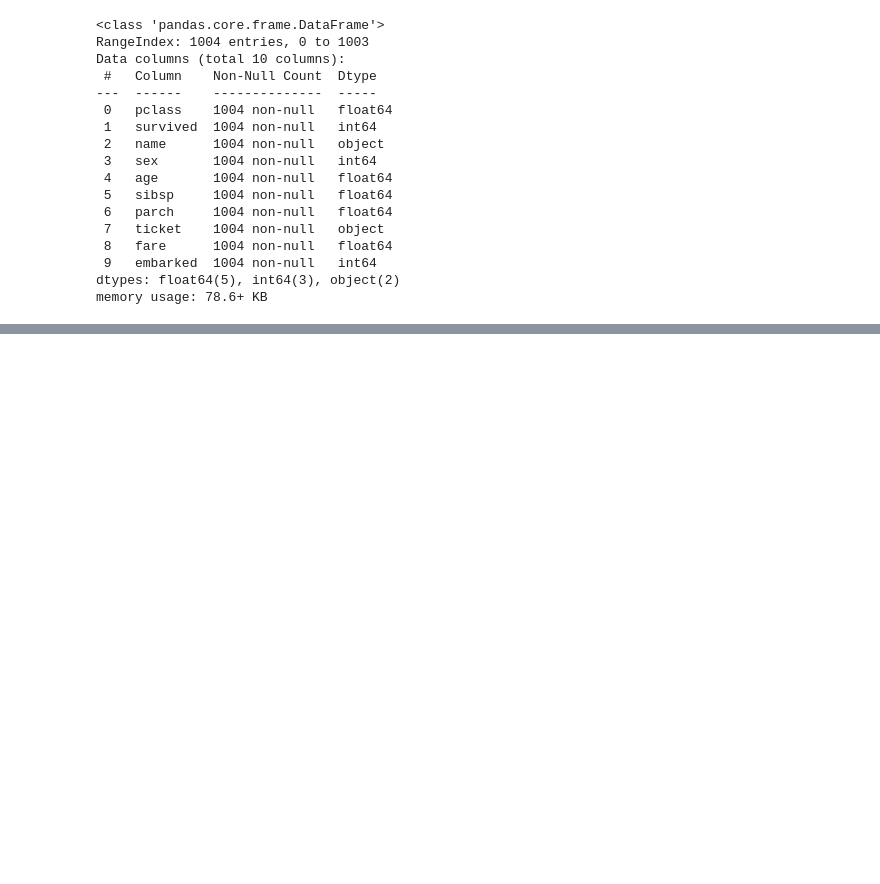
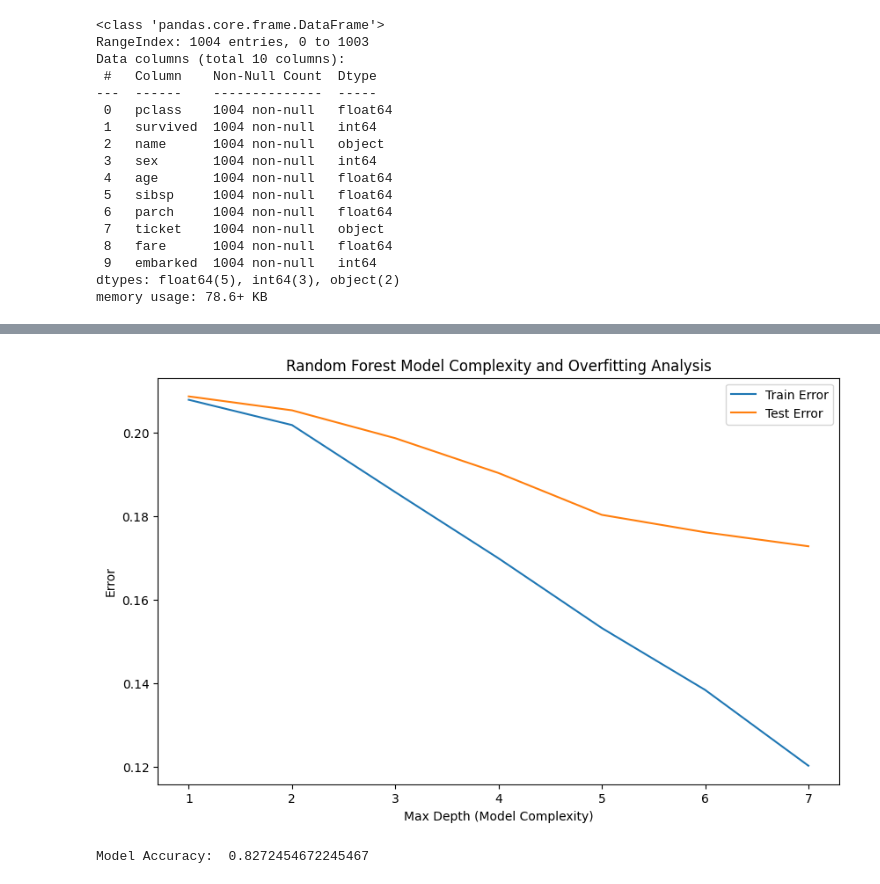
Before and after one commit to yunuxemre/Data-Mining-Example, a Jupyter notebook: TitanikVeriAnaliziV2.ipynb, the cells around one changed output, grey strips where cells are left out. Drawn from its saved outputs; the diff is of its cells as text; code cells hidden in the pictures; blank space fills up the shorter version.

```diff
--- a/TitanikVeriAnaliziV2.ipynb
+++ b/TitanikVeriAnaliziV2.ipynb
@@ -575,10 +561,0 @@ print(X.shape)
-# %%
-#Split data into 80% training and 20% testing
-from sklearn.model_selection import train_test_split
-X_train, X_test, Y_train, Y_test = train_test_split(X, Y, test_size = 0.2, random_state = 0)
-# %%
-#Scaling
-from sklearn.preprocessing import StandardScaler
-sc = StandardScaler()
-X_train = sc.fit_transform(X_train)
-X_test = sc.transform(X_test)
@@ -643,0 +562,65 @@ print(eval/len(X_unsupervised)*100)
+# %%
+import numpy as np
+import matplotlib.pyplot as plt
+from sklearn.model_selection import KFold
+from sklearn.ensemble import RandomForestClassifier
+from sklearn.metrics import accuracy_score
+from imblearn.over_sampling import SMOTE
+
+# Gerekli sütunları seçelim
+X = titanic.drop(['survived', 'name', 'ticket', 'embarked'], axis=1).values
+Y = titanic['survived'].values
+
+# SMOTE ile veri artırma
+sm = SMOTE(random_state=40)
+X, Y = sm.fit_resample(X, Y)
+
+# Model karmaşıklığı oranını belirleyelim (burada ağaç sayısını kullanabiliriz)
+max_depth_values = range(1,8)  # max_depth değerini 8'e kadar sınırladık
+
+# Eğitim ve test hatalarını kaydetmek için listeler oluşturalım
+train_errors = []
+test_errors = []
+
+# KFold nesnesi oluşturalım
+kf = KFold(n_splits=5, random_state=42, shuffle=True)
+
+for max_depth in max_depth_values:
+    train_error_folds = []
+    test_error_folds = []
+
+    for train_index, test_index in kf.split(X):
+        X_train, X_test = X[train_index], X[test_index]
+        y_train, y_test = Y[train_index], Y[test_index]
+
+        rf_model = RandomForestClassifier(n_estimators=70, max_depth=max_depth, random_state=42)
+
+        # Eğitim seti üzerindeki hata
+        rf_model.fit(X_train, y_train)
+        y_train_pred = rf_model.predict(X_train)
+        train_error = 1 - accuracy_score(y_train, y_train_pred)
+        train_error_folds.append(train_error)
+
+        # Test seti üzerindeki hata
+        y_test_pred = rf_model.predict(X_test)
+        test_error = 1 - accuracy_score(y_test, y_test_pred)
+        test_error_folds.append(test_error)
+
+    # Ortalama hataları hesaplayalım
+    train_errors.append(np.mean(train_error_folds))
+    test_errors.append(np.mean(test_error_folds))
+
+# Hataların olduğu grafik
+plt.figure(figsize=(10, 6))
+plt.plot(max_depth_values, train_errors, label='Train Error')
+plt.plot(max_depth_values, test_errors, label='Test Error')
+plt.xlabel('Max Depth (Model Complexity)')
+plt.ylabel('Error')
+plt.title('Random Forest Model Complexity and Overfitting Analysis')
+plt.legend()
+plt.show()
+# Modelin doğruluğunu yazdır
+print("Model Accuracy: ", 1 - test_errors[-1])
+# %% [output]
+[figure, added]
+Model Accuracy:  0.8272454672245467
```
Also changed, not shown: parts of 8 cells of this notebook.
